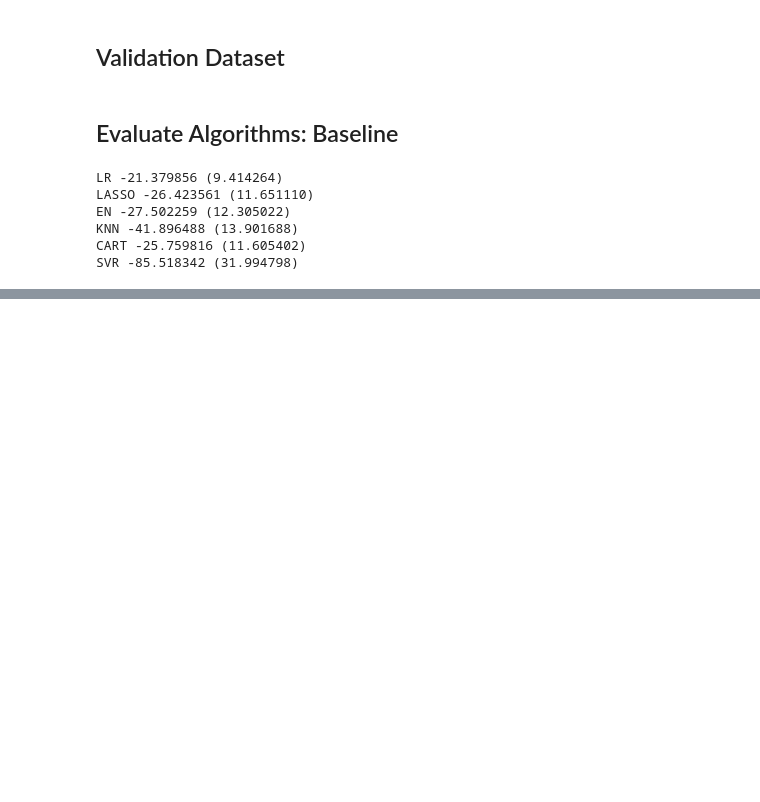
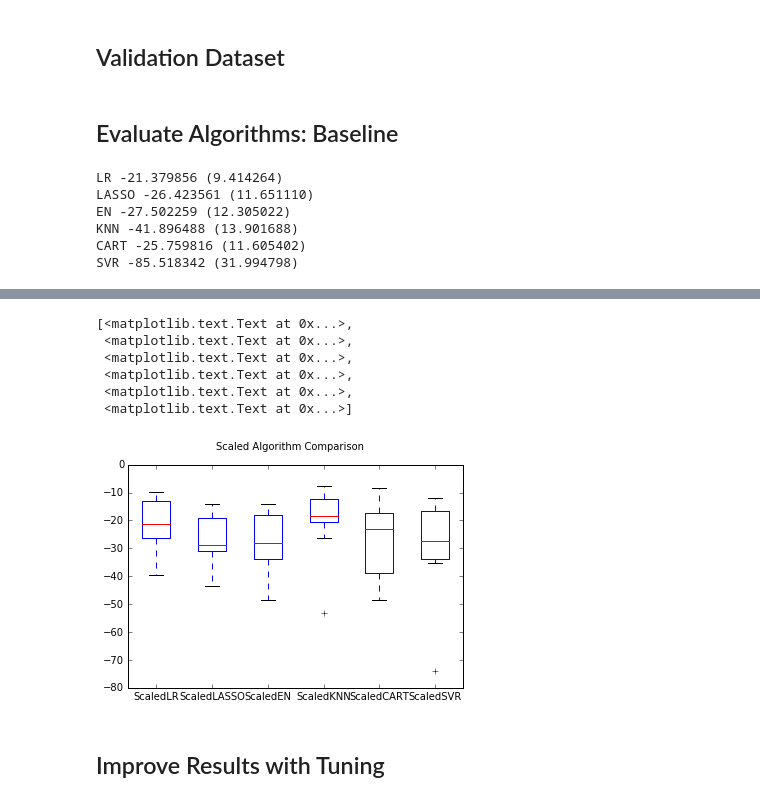
Before and after one commit to shintotm/Kaggle, a Jupyter notebook: BostonHousePrice/python/Boston House Price.ipynb, the cells around one changed output, grey strips where cells are left out. Drawn from its saved outputs; the diff is of its cells as text; code cells hidden in the pictures; blank space fills up the shorter version.

```diff
--- a/BostonHousePrice/python/Boston House Price.ipynb
+++ b/BostonHousePrice/python/Boston House Price.ipynb
@@ -262,0 +304,17 @@ SVR -85.518342 (31.994798)
+# %%
+# compare visually
+fig = plt.figure()
+fig.suptitle('Scaled Algorithm Comparison')
+ax = fig.add_subplot(111)
+plt.boxplot(results)
+ax.set_xticklabels(names)
+# %% [output]
+[<matplotlib.text.Text at 0x...>,
+ <matplotlib.text.Text at 0x...>,
+ <matplotlib.text.Text at 0x...>,
+ <matplotlib.text.Text at 0x...>,
+ <matplotlib.text.Text at 0x...>,
+ <matplotlib.text.Text at 0x...>]
+[figure, added]
+# %% [markdown]
+## Improve Results with Tuning
```
Also changed, not shown: parts of 5 cells of this notebook.
